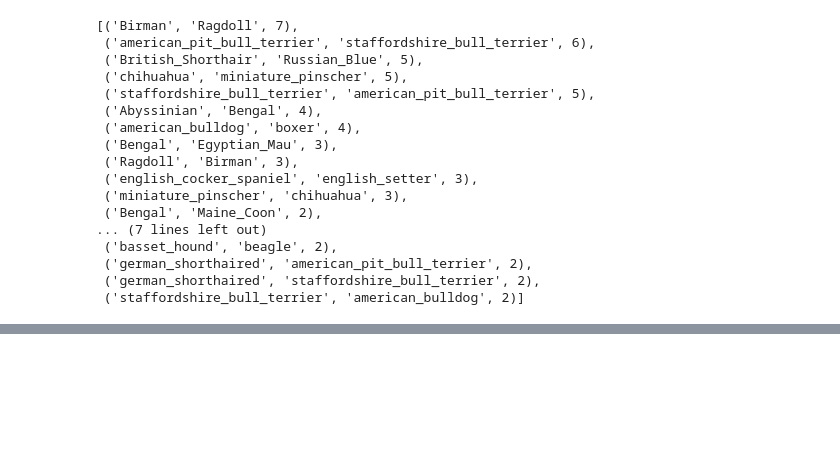
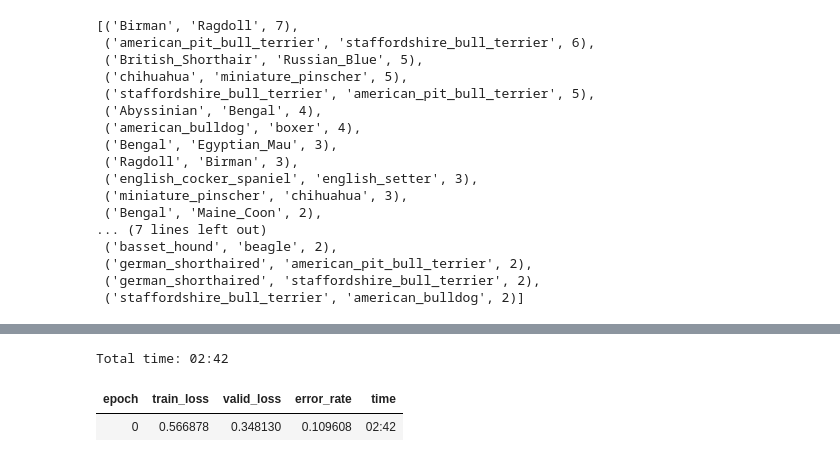
Before and after one commit to sray1/DL_experiments, a Jupyter notebook: pet_identifier.ipynb, the cells around one changed output, grey strips where cells are left out. Cells and saved outputs as stored; diff of their text form; code cells hidden in the pictures; blank space fills up the shorter version.

```diff
--- a/pet_identifier.ipynb
+++ b/pet_identifier.ipynb
@@ -177,0 +204,7 @@ interp.most_confused(min_val=2)
+# %%
+# Now Fit a model following 1cycle policy
+learn.fit_one_cycle(1)
+# %% [output]
+Total time: 02:42
+| epoch | train_loss | valid_loss | error_rate | time |
+| 0 | 0.566878 | 0.348130 | 0.109608 | 02:42 |
```
Also changed, not shown: parts of 10 cells of this notebook.
